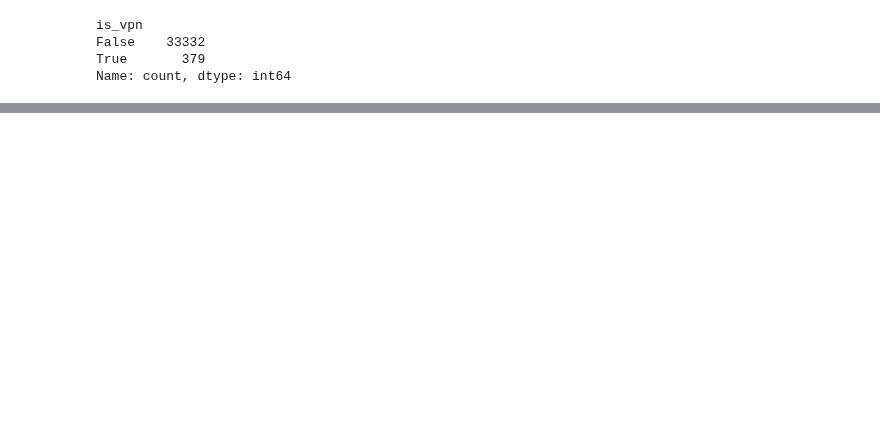
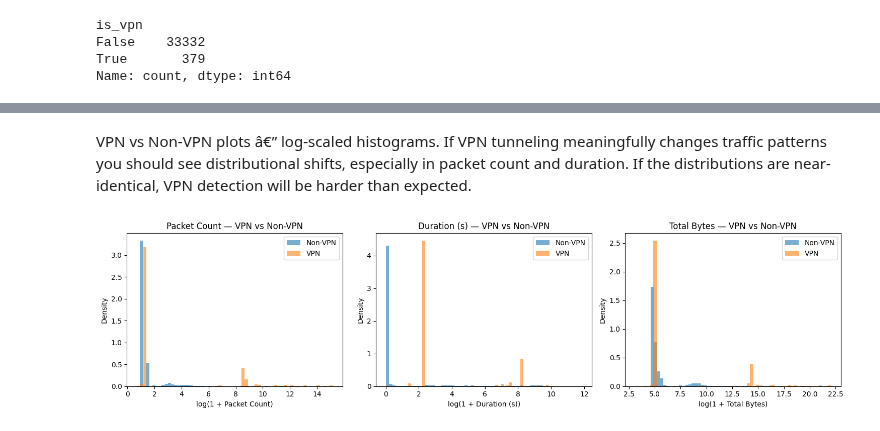
Before and after one commit to Cassequel/Lincoln-Lab-VNAT-Classification, a Jupyter notebook: lincoln_data.ipynb, the cells around one changed output, grey strips where cells are left out. Saved outputs shown, nothing was run; the diff lists cells and outputs as text; code cells hidden in the pictures; blank space fills up the shorter version.

```diff
--- a/lincoln_data.ipynb
+++ b/lincoln_data.ipynb
@@ -25,3 +25,5 @@ feature_df.head()
+# %%
+raw_df = raw_df.drop(columns='app_name')
 # %%
 feature_df.shape
 # %% [output]
@@ -34,10 +36,6 @@ raw_df.shape
 #Parse file names to extract vpn vs non vpn
 raw_df['is_vpn'] = raw_df['file_names'].str.startswith('vpn_')
 
-#specifiy application name from file_names
-raw_df['app_name'] = raw_df['file_names'].str.split('_').str[1]
-
-#map each app to one of the 5 traffic categories
 # Extract app name from filename
 raw_df['app'] = raw_df['file_names'].str.extract(r'(?:non)?vpn_(.+?)_(?:new)?capture')
 
@@ -50,6 +48,7 @@ app_to_category = {
     'skype-chat':   'CHAT',
     'sftp':         'FILE_TRANSFER',
     'scp':          'FILE_TRANSFER',
+    'scp_long':     'FILE_TRANSFER',   # nonvpn_scp_long_capture1.pcap
     'rsync':        'FILE_TRANSFER',
     'ssh':          'FILE_TRANSFER',
     'rdp':          'C2',
@@ -57,6 +56,4 @@ app_to_category = {
 
 raw_df['category'] = raw_df['app'].map(app_to_category)
 
-
-
 raw_df.head()
@@ -149,0 +121,7 @@ Name: count, dtype: int64
+# %%
+# â”€â”€ Per-flow stats â”€â”€â”€â”€â”€â”€â”€â”€â”€â”€â”€â”€â”€â”€â”€â”€â”€â”€â”€â”€â”€â”€â”€â”€â”€â”€â”€â”€â”€â”€â”€â”€â”€â”€â”€â”€â”€â”€â”€â”€â”€â”€â”€â”€â”€â”€â”€â”€â”€â”€â”€â”€â”€â”€â”€â”€â”€â”€â”€â”€â”€
+df['pkt_count']   = df['sizes'].apply(len)
+df['duration']    = df['timestamps'].apply(lambda t: t[-1] - t[0] if len(t) > 1 else 0.0)
+df['total_bytes'] = df['sizes'].apply(sum)
+
+df[['pkt_count', 'duration', 'total_bytes']].describe()
@@ -149,0 +170,23 @@ Name: count, dtype: int64
+# %% [markdown]
+VPN vs Non-VPN plots â€” log-scaled histograms. If VPN tunneling meaningfully changes traffic patterns you should see distributional shifts, especially in packet count and duration. If the distributions are near-identical, VPN detection will be harder than expected.
+# %%
+# â”€â”€ Distributions: VPN vs Non-VPN â”€â”€â”€â”€â”€â”€â”€â”€â”€â”€â”€â”€â”€â”€â”€â”€â”€â”€â”€â”€â”€â”€â”€â”€â”€â”€â”€â”€â”€â”€â”€â”€â”€â”€â”€â”€â”€â”€â”€â”€â”€â”€â”€â”€â”€
+import matplotlib.pyplot as plt
+import numpy as np
+
+fig, axes = plt.subplots(1, 3, figsize=(15, 4))
+metrics = [('pkt_count', 'Packet Count'), ('duration', 'Duration (s)'), ('total_bytes', 'Total Bytes')]
+
+for ax, (col, label) in zip(axes, metrics):
+    for is_vpn, grp in df.groupby('is_vpn'):
+        vals = np.log1p(grp[col])
+        ax.hist(vals, bins=60, alpha=0.6, label='VPN' if is_vpn else 'Non-VPN', density=True)
+    ax.set_xlabel(f'log(1 + {label})')
+    ax.set_ylabel('Density')
+    ax.set_title(f'{label} â€” VPN vs Non-VPN')
+    ax.legend()
+
+plt.tight_layout()
+plt.show()
+# %% [output]
+[figure, added]
```
Also changed, not shown: parts of 39 cells of this notebook, 23 other files.
